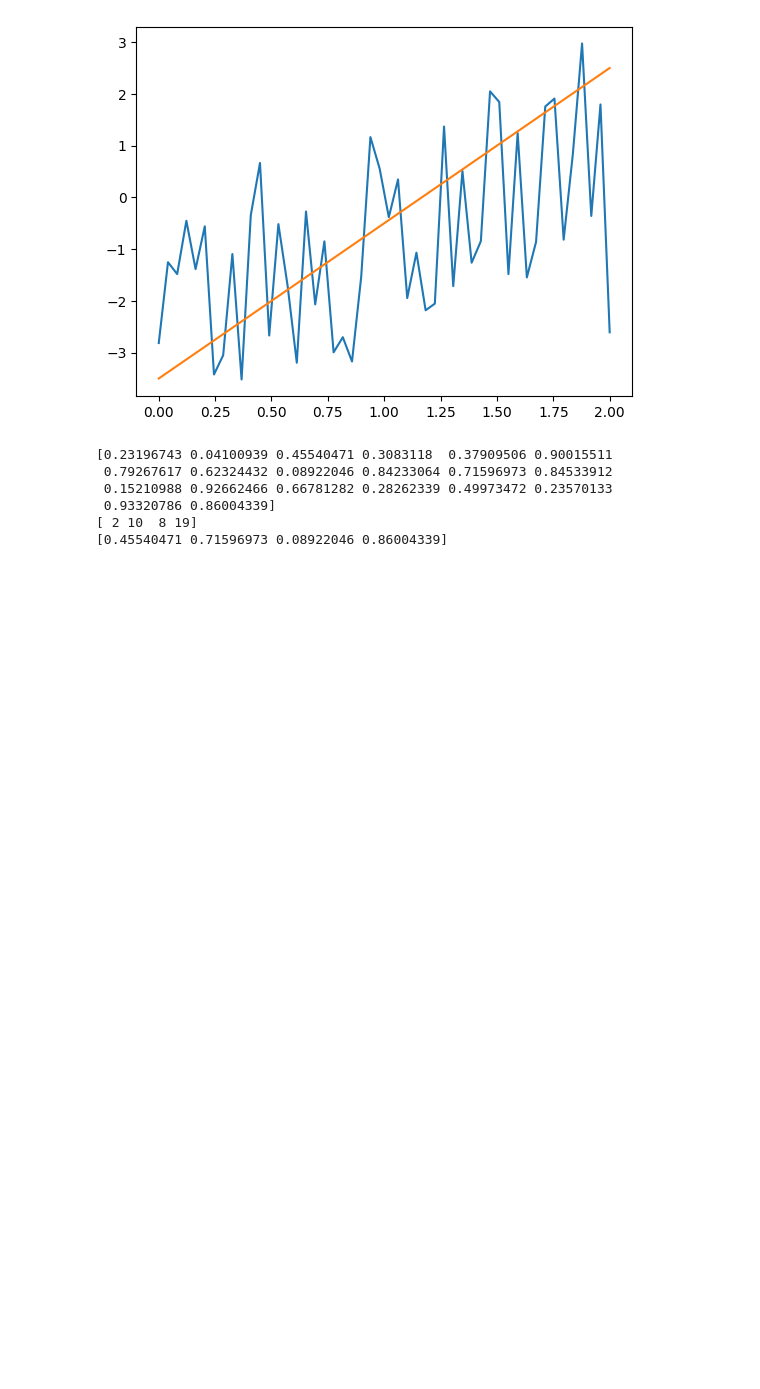
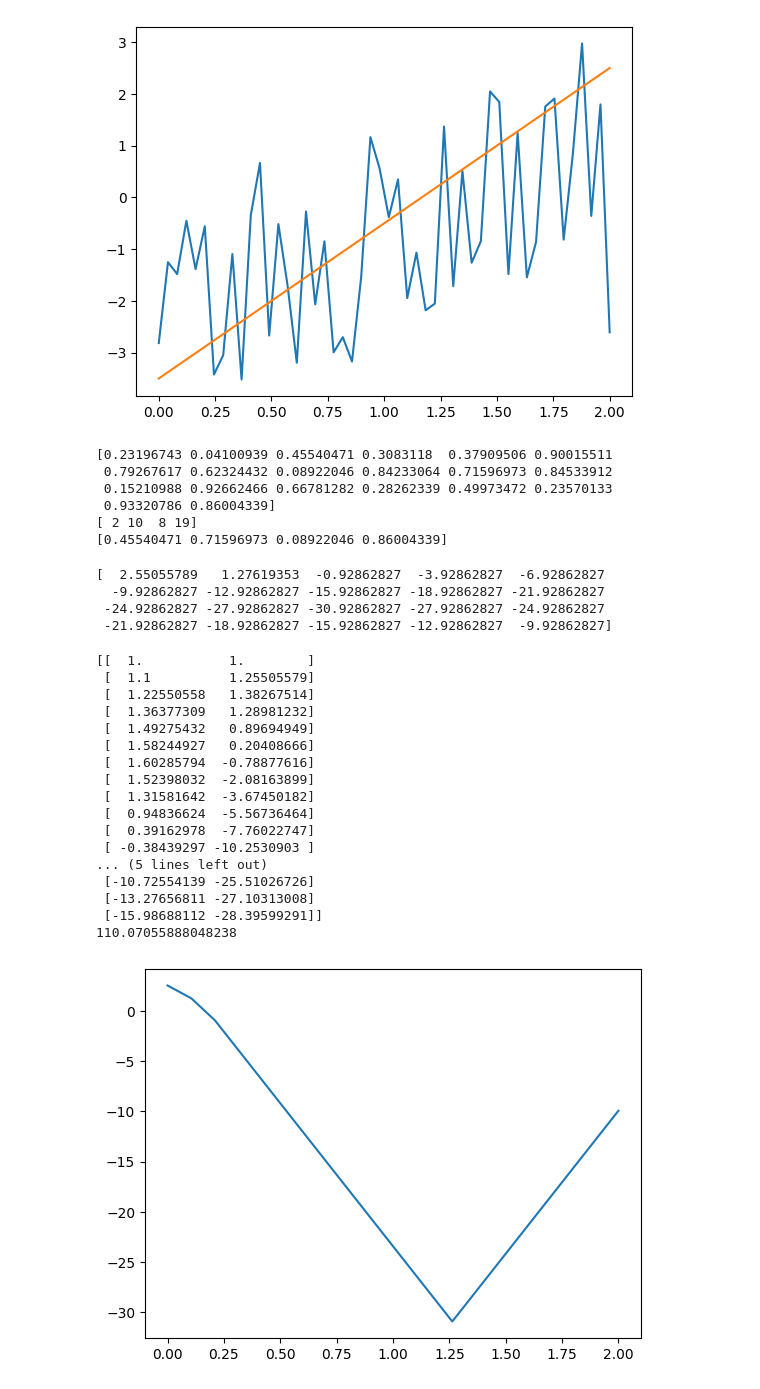
Before and after one commit to tejas-srikanth/Optimization_Experiments, a Jupyter notebook: swarm_particle.ipynb, the cells around one changed output. Saved outputs shown, nothing was run; the diff lists cells and outputs as text; code cells hidden in the pictures; blank space fills up the shorter version.

```diff
--- a/swarm_particle.ipynb
+++ b/swarm_particle.ipynb
@@ -90,21 +90,37 @@ print(x[ind])
  0.93320786 0.86004339]
 [ 2 10  8 19]
 [0.45540471 0.71596973 0.08922046 0.86004339]
+# %%
+def state_equations(u, x0, dt):
+    N, = u.shape
+    X = np.zeros((N, 2))
+    X[0, :] = [1, 1]
+    for i in range(1, N):
+        X[i, 0] = X[i-1, 0] + dt * X[i-1, 1]
+        X[i, 1] = X[i-1, 1] + dt * u[i-1]
+    return X
+
+def cost_function(u, x0, dt):
+    X = state_equations(u, x0, dt)
+    x1_coeff = c1 * (X[-1, 0] - 0)**2
+    x2_coeff = c2 * (X[-1, 1] - 0)**2
+    integral = 0.5 * np.sum(u**2) * dt
+    return x1_coeff + x2_coeff + integral
 # %%
 
-def LocalBestSwarm(N, n, MINNF, vmax, C1min, C1max, C2min, C2max, C3min, C3max, Wmin, Wmax, Xmin, Xmax, Vmin, Vmax, T, delta_s_max, cost_function):
+def LocalBestSwarm(N, n, MINNF, vmax, C1min, C1max, C2min, C2max, C3min, C3max, Wmin, Wmax, Xmin, Xmax, Vmax, T, delta_s_max, cost_function, x0, dt):
     X = np.zeros((N, n))
     P_best = np.zeros((N, n))
     BEST = np.zeros(N)
     fitness = np.zeros(N)
     V = np.zeros((N, n))
-    for i in range(1, N+1):
-        for d in range(1, n+1):
+    for i in range(N):
+        for d in range(n):
             X[i, d] = Xmin + np.random.rand() * (Xmax - Xmin)
-            V[i, d] = Vmin + np.random.rand() * (Vmax - Vmin)
+            V[i, d] = -Vmax + np.random.rand() * (2 * Vmax)
         P_best[i] = X[i]
-        fitness[i] = cost_function(X[i])
-        BEST[i] = cost_function(X[i])
+        fitness[i] = cost_function(X[i], x0, 2.0/n)
+        BEST[i] = fitness[i]
     i_0 = np.argmin(fitness)
     G_best = np.min(fitness)
     P_gbest = X[i_0]
@@ -117,12 +133,12 @@ def LocalBestSwarm(N, n, MINNF, vmax, C1min, C1max, C2min, C2max, C3min, C3max,
         C_2 = C2min + (C2max - C2min) * (T - s) / T
         C_3 = C3min + (C3max - C3min) * (T - s) / T
         W = Wmax - (Wmax - Wmin) * (T - s) / T
-        for i in range(1, N+1):
+        for i in range(N):
 
             social_neighbourhood = generate_unique_numbers(N, 3, i)
             P_lbest = P_best[social_neighbourhood[np.argmin(fitness[social_neighbourhood])]]
 
-            for d in range(1, n+1):
+            for d in range(n):
                 R1 = np.random.rand()
                 R2 = np.random.rand()
                 R3 = np.random.rand()
@@ -152,7 +168,7 @@ def LocalBestSwarm(N, n, MINNF, vmax, C1min, C1max, C2min, C2max, C3min, C3max,
                 delta_lt_mn = X[:, d] - X[:, d+1] < -delta_s_max
                 X[delta_lt_mn, d+1] = X[delta_lt_mn, d] - delta_s_max
 
-            fitness[i] = cost_function(X[i])
+            fitness[i] = cost_function(X[i], x0, 2.0/n)
 
             if fitness[i] < BEST[i]:
                 P_best[i] = X[i]
@@ -170,3 +186,36 @@ def LocalBestSwarm(N, n, MINNF, vmax, C1min, C1max, C2min, C2max, C3min, C3max,
         s = s + 1
 
     return G_best, P_gbest
+# %%
+best, best_u = LocalBestSwarm(N=20, n=20, MINNF=100, vmax=5, C1min=0.5, C1max=2, C2min=1, C2max=1.5, C3min=0.5, C3max=1.5, Wmin=0.2, Wmax=0.5, Xmin=-4, Xmax=3, Vmax=5, T=1000, delta_s_max=3, cost_function=cost_function, x0=x0, dt=dt)
+# %%
+print(best_u)
+# %% [output]
+[  2.55055789   1.27619353  -0.92862827  -3.92862827  -6.92862827
+  -9.92862827 -12.92862827 -15.92862827 -18.92862827 -21.92862827
+ -24.92862827 -27.92862827 -30.92862827 -27.92862827 -24.92862827
+ -21.92862827 -18.92862827 -15.92862827 -12.92862827  -9.92862827]
+# %%
+
+plt.plot(np.linspace(0, 2, 20), best_u)
+print(state_equations(best_u, x0, 2.0/20))
+print(best)
+# %% [output]
+[[  1.           1.        ]
+ [  1.1          1.25505579]
+ [  1.22550558   1.38267514]
+ [  1.36377309   1.28981232]
+ [  1.49275432   0.89694949]
+ [  1.58244927   0.20408666]
+ [  1.60285794  -0.78877616]
+ [  1.52398032  -2.08163899]
+ [  1.31581642  -3.67450182]
+ [  0.94836624  -5.56736464]
+ [  0.39162978  -7.76022747]
+ [ -0.38439297 -10.2530903 ]
+... (5 lines left out)
+ [-10.72554139 -25.51026726]
+ [-13.27656811 -27.10313008]
+ [-15.98688112 -28.39599291]]
+110.07055888048238
+[figure, added]
```
